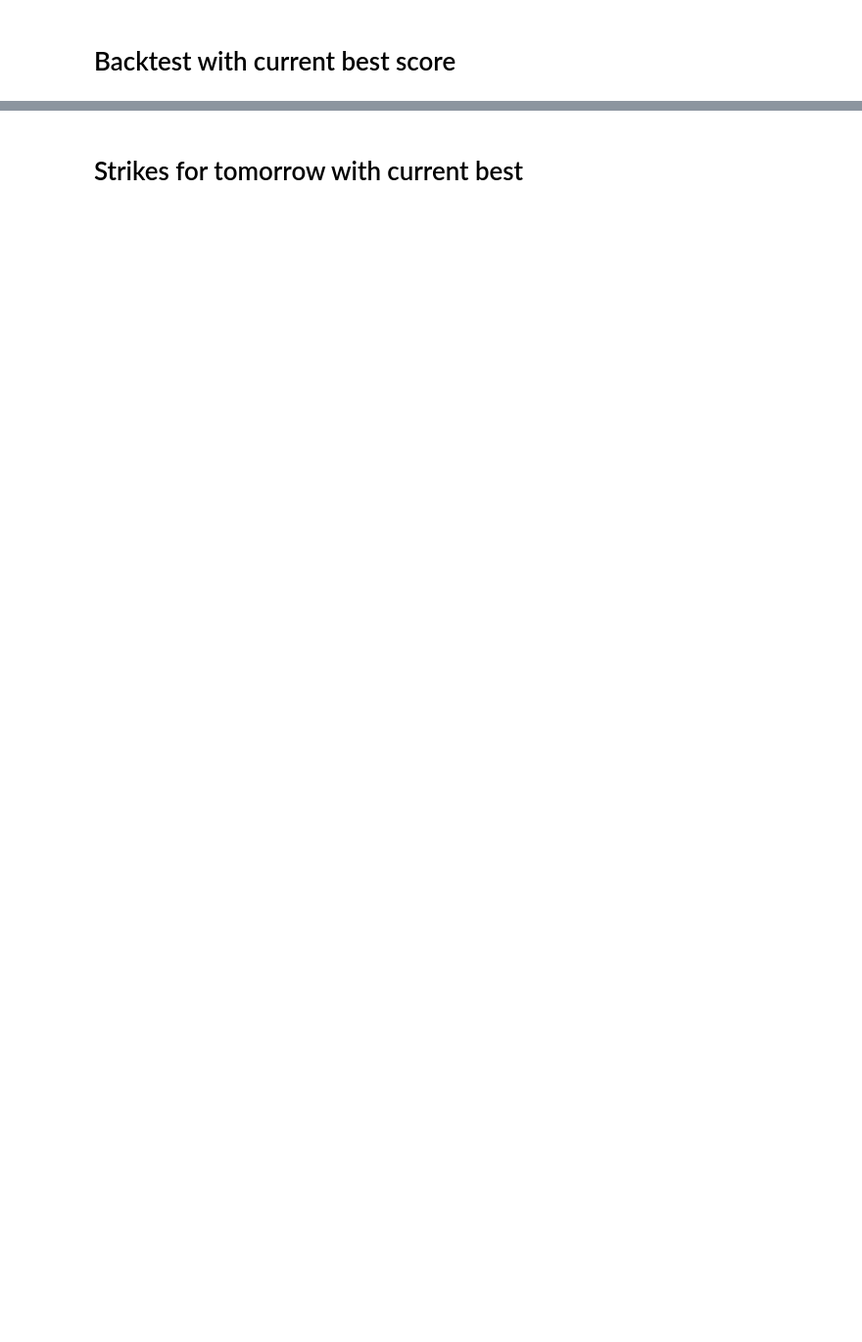
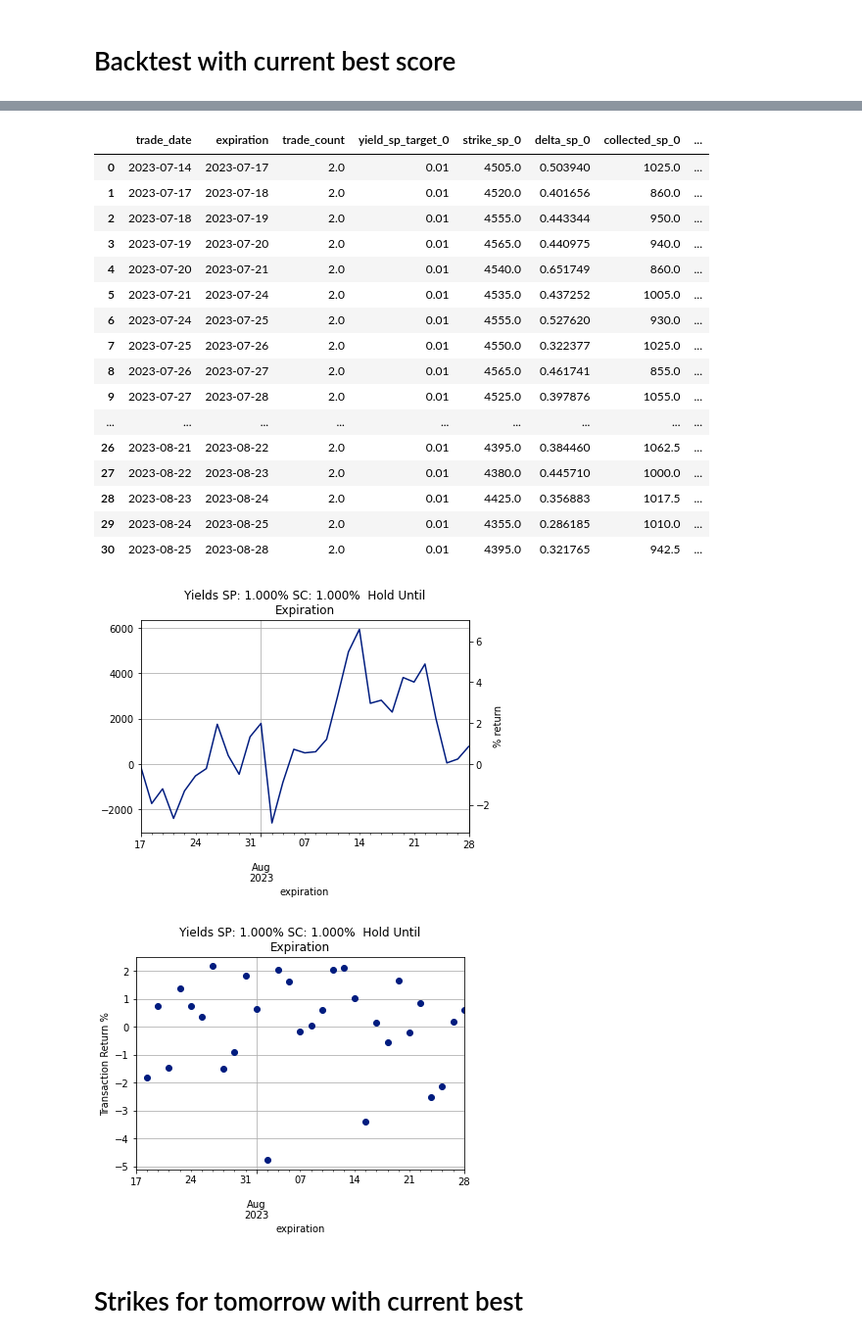
Before and after one commit to jcurtiswebb/SPXoptions-put-backtesting, a Jupyter notebook: spx-option-spread-backtester.ipynb, the cells around one changed output, grey strips where cells are left out. Shown at 98% size. Saved outputs shown, nothing was run; the diff lists cells and outputs as text; code cells hidden in the pictures; blank space fills up the shorter version.

```diff
--- a/spx-option-spread-backtester.ipynb
+++ b/spx-option-spread-backtester.ipynb
@@ -132,3 +164,3 @@ df[(df['expiration']=='2023-08-18')&(df['quote_time']=='09:31:00')&(df['strike']
 # %%
 def run_backtest(strat, df):
-    return strat.evaluate(df)['Cumulative Return On Scaled Max Risk']
+    return strat.evaluate(df)['Cumulative Return']
@@ -226,0 +297,9 @@ Risk Adj Cumulative Return On Scaled Max Risk:     2.638
+# %%
+yos = YieldOptionSelector(short_puts=0.01, short_calls=0.01, ipv=initial_portfolio_value)
+ent_pol=OptionSelectorStaticEntryPolicy(1, purchase_time, yos)
+ex_pol = HoldToExpStaticExitPolicy('16:00:00')
+strat = StaticEntryStaticExitStrategy(commission, df_irx, initial_portfolio_value, ent_pol, ex_pol, debug=True)
+strat.evaluate(df)
+
+strat.df_trades
+# %% [output]
@@ -227,3 +323,22 @@ Risk Adj Cumulative Return On Scaled Max Risk:     2.638
+|  | trade_date | expiration | trade_count | yield_sp_target_0 | strike_sp_0 | delta_sp_0 | collected_sp_0 | ... |
+| 0 | 2023-07-14 | 2023-07-17 | 2.0 | 0.01 | 4505.0 | 0.503940 | 1025.0 | ... |
+| 1 | 2023-07-17 | 2023-07-18 | 2.0 | 0.01 | 4520.0 | 0.401656 | 860.0 | ... |
+| 2 | 2023-07-18 | 2023-07-19 | 2.0 | 0.01 | 4555.0 | 0.443344 | 950.0 | ... |
+| 3 | 2023-07-19 | 2023-07-20 | 2.0 | 0.01 | 4565.0 | 0.440975 | 940.0 | ... |
+| 4 | 2023-07-20 | 2023-07-21 | 2.0 | 0.01 | 4540.0 | 0.651749 | 860.0 | ... |
+| 5 | 2023-07-21 | 2023-07-24 | 2.0 | 0.01 | 4535.0 | 0.437252 | 1005.0 | ... |
+| 6 | 2023-07-24 | 2023-07-25 | 2.0 | 0.01 | 4555.0 | 0.527620 | 930.0 | ... |
+| 7 | 2023-07-25 | 2023-07-26 | 2.0 | 0.01 | 4550.0 | 0.322377 | 1025.0 | ... |
+| 8 | 2023-07-26 | 2023-07-27 | 2.0 | 0.01 | 4565.0 | 0.461741 | 855.0 | ... |
+| 9 | 2023-07-27 | 2023-07-28 | 2.0 | 0.01 | 4525.0 | 0.397876 | 1055.0 | ... |
+| ... | ... | ... | ... | ... | ... | ... | ... | ... |
+| 26 | 2023-08-21 | 2023-08-22 | 2.0 | 0.01 | 4395.0 | 0.384460 | 1062.5 | ... |
+| 27 | 2023-08-22 | 2023-08-23 | 2.0 | 0.01 | 4380.0 | 0.445710 | 1000.0 | ... |
+| 28 | 2023-08-23 | 2023-08-24 | 2.0 | 0.01 | 4425.0 | 0.356883 | 1017.5 | ... |
+| 29 | 2023-08-24 | 2023-08-25 | 2.0 | 0.01 | 4355.0 | 0.286185 | 1010.0 | ... |
+| 30 | 2023-08-25 | 2023-08-28 | 2.0 | 0.01 | 4395.0 | 0.321765 | 942.5 | ... |
+[figure, added]
+[figure, added]
 # %% [markdown]
 # Strikes for tomorrow with current best
 # %%
```
Also changed, not shown: parts of 16 cells of this notebook.
